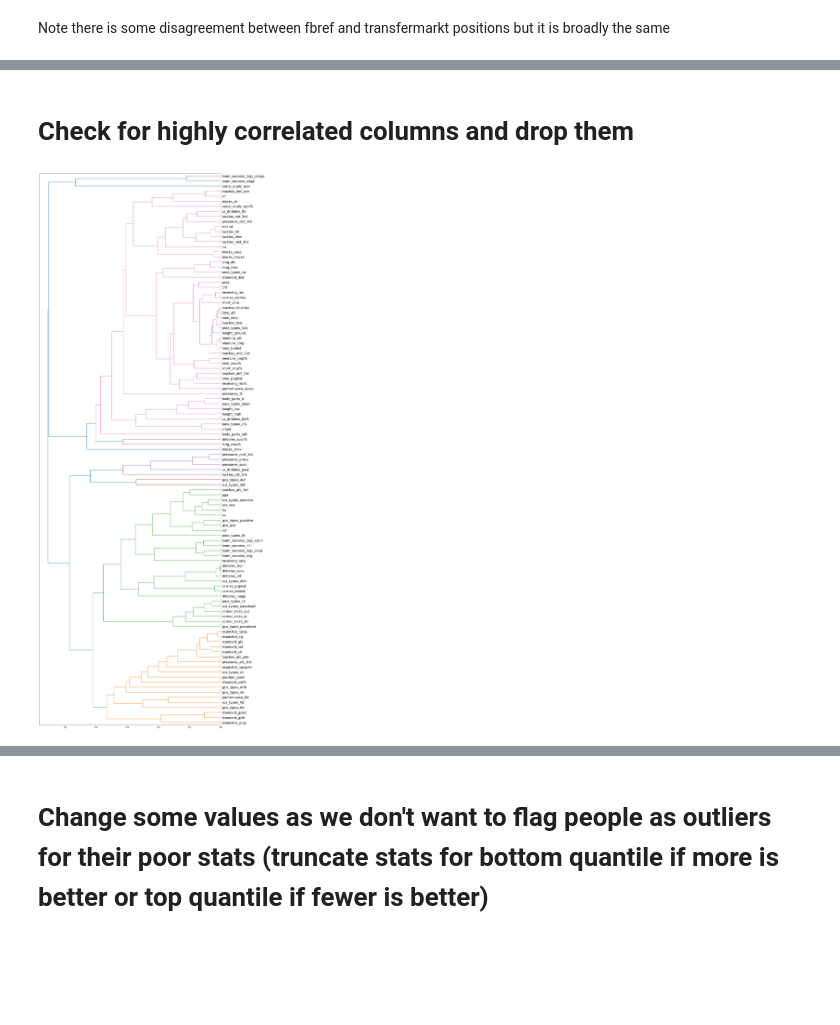
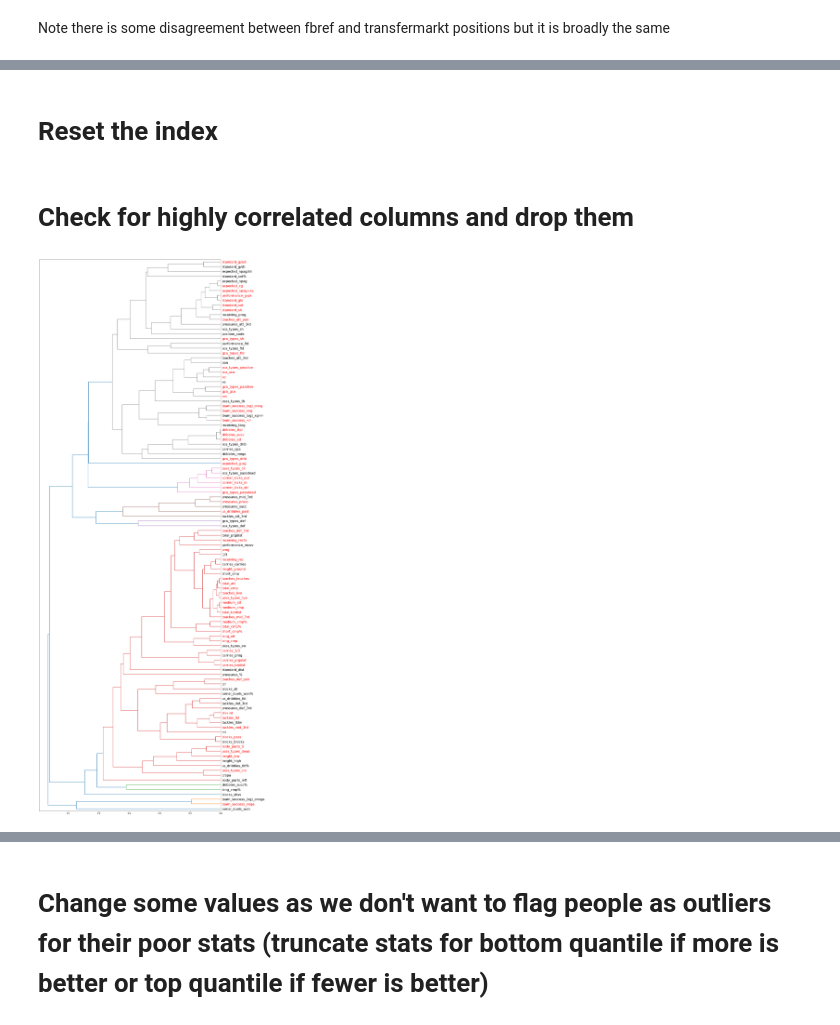
Before and after one commit to andrewRowlinson/outliers-football, a Jupyter notebook: 04_find_outliers.ipynb, the cells around one changed output, grey strips where cells are left out. Drawn from its saved outputs; the diff is of its cells as text; code cells hidden in the pictures; blank space fills up the shorter version.

```diff
--- a/04_find_outliers.ipynb
+++ b/04_find_outliers.ipynb
@@ -21,7 +20,7 @@ to_drop = ['performance_off', 'performance_crdy', 'performance_2crdy', 'performa
            'performance_og', 'performance_pkcon', 'performance_pkwon', 'standard_fk', 'pass_types_fk', 'vs_dribbles_att',
            'outcomes_off', 'outcomes_out', 'outcomes_int', 'outcomes_blocks', 'standard_pk', 'playing_time_mn/mp', 'short_att',
            'pass_types_press', 'body_parts_right', 'body_parts_other', 'body_parts_head', 'a-xa', 'expected_np:g-xg',
-           'aerial_duels_lost', 'miscon', 'dispos', 'err', 'standard_pkatt',]
+           'aerial_duels_lost', 'carries_mis', 'carries_dis', 'err', 'standard_pkatt']
 df.drop(to_drop, axis='columns', inplace=True)
 # drop gca_types_gca_og_for as usually very low (mostly 0, but ocassionally 1 or 2)
 df.drop('gca_types_og', axis='columns', inplace=True)
@@ -30,6 +29,7 @@ df.drop('gca_types_og', axis='columns', inplace=True)
 # %% [markdown]
 Centre-back stats are notoriously hard and goalkeepers are judged differently so we drop them here.
 # %%
-mask_remove = ((df.position_tm == 'Centre-Back') | (df.pos == 'GK')) & (df.pos.isin(['GK', 'DF']))
+mask_remove = (((df.position_tm == 'Centre-Back') | (df.position_tm == 'Goalkeeper')) &
+               ((df.pos.str.contains('GK')) | (df.pos.str.contains('DF'))))
 df = df[~mask_remove].copy()
 # %% [markdown]
@@ -52,0 +55,4 @@ df.loc[df.position_tm.str.contains('Forward'), 'position_code'] = 2
+# %%
+df = df[df.player_tm != 'Salva Ferrer'].copy()
+# %% [markdown]
+# Reset the index
@@ -53,11 +61,25 @@ df.loc[df.position_tm.str.contains('Forward'), 'position_code'] = 2
 # %% [markdown]
 # Check for highly correlated columns and drop them
+# %%
+corr_cols = ['pass_types_live', 'medium_att', 'total_att', 'receiving_rec', 'long_att', 'medium_cmp%', 'pass_types_crs',
+             'touches_def_pen',  'tackles_tkl', 'vs_dribbles_past','blocks_pass',  'body_parts_ti',  'tackles_mid_3rd',
+             'prog', 'expected_xg','standard_sh',  'standard_g/sot',  'expected_g-xg', 'kp', 'sca_types_passlive',
+             'team_success_+/-','gca_types_passlive', 'team_success_ong', 'dribbles_#pl', 'carries_totdist', 'medium_cmp',
+             'total_cmp','tkl+int', 'team_success_(xg)_onxg', 'standard_sot', 'height_ground', 'touches_mid_3rd',
+             'corner_kicks_in', 'corner_kicks_out', 'corner_kicks_str', 'touches_def_3rd', 'team_success_onga', 'dribbles_succ',
+             'gca_gca','gca_types_passdead', 'sca_sca', 'standard_gls', 'ast', 'pass_types_dead', 'receiving_rec%',
+             'gca_types_drib', 'gca_types_sh', 'gca_types_fld', 'short_cmp%', 'total_totdist', 'total_cmp%', 'height_low',
+             'expected_npxg+xa', 'performance_g-pk',  'touches_att_pen', 'carries_1/3', 'carries_prgdist',
+             'long_cmp', 'touches_live', 'dribbles_att', 'pass_types_ck', 'pressures_press', 'touches_touches']
 # %%
 # https://stackoverflow.com/questions/34175462/dendrogram-using-pandas-and-scipy
 corr_condensed = squareform(1 - df[df.columns[29:]].corr())
 z = linkage(corr_condensed, method='average')
-fig = plt.figure(figsize=(16, 50))
+fig, ax = plt.subplots(figsize=(16, 50))
 labels = list(df[df.columns[29:]].columns)
-dend = dendrogram(z, orientation='left', labels=labels, leaf_font_size=16)
+dend = dendrogram(z, orientation='left', labels=labels, leaf_font_size=16, ax=ax)
+for label in ax.get_yticklabels():
+    if label.get_text() in corr_cols:
+        label.set_color('red')
 # %% [output]
-[figure, old version]
+[figure, new version]
```
Also changed, not shown: parts of 31 cells of this notebook, 5 other files.
